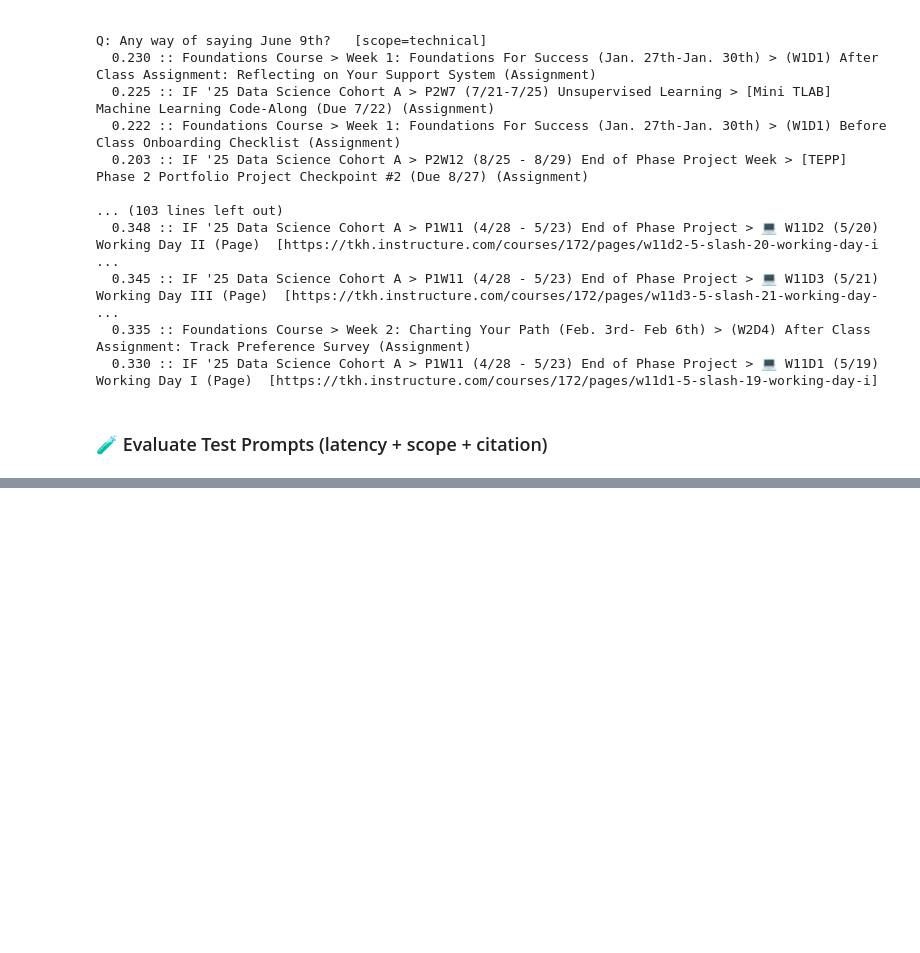
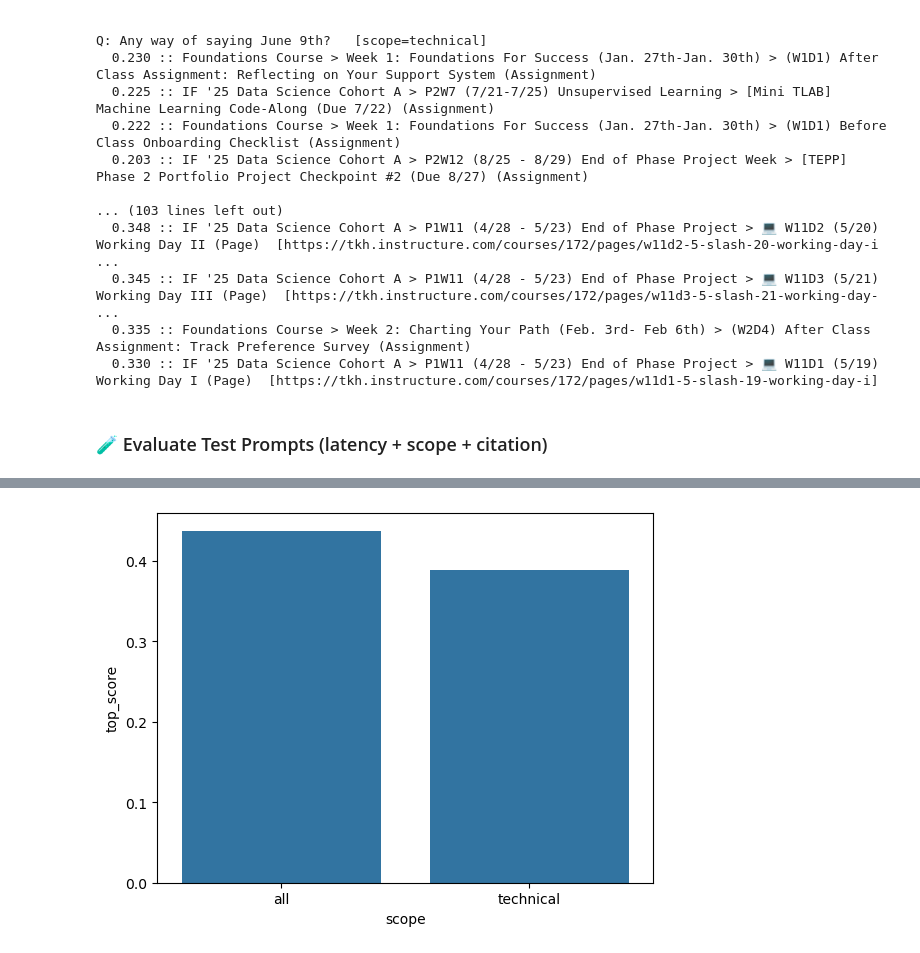
Before and after one commit to DataEden/SlideHunter, a Jupyter notebook: notebooks/nb03_eval.ipynb, the cells around one changed output, grey strips where cells are left out. Saved outputs shown, nothing was run; the diff lists cells and outputs as text; code cells hidden in the pictures; blank space fills up the shorter version.

```diff
--- a/notebooks/nb03_eval.ipynb
+++ b/notebooks/nb03_eval.ipynb
@@ -297,0 +413,5 @@ slidehunter_df
+# %%
+sns.barplot(data=sh_df, x="scope", y="top_score", errorbar=('ci', False))
+plt.show()
+# %% [output]
+[figure, added]
```
Also changed, not shown: parts of 18 cells of this notebook.
